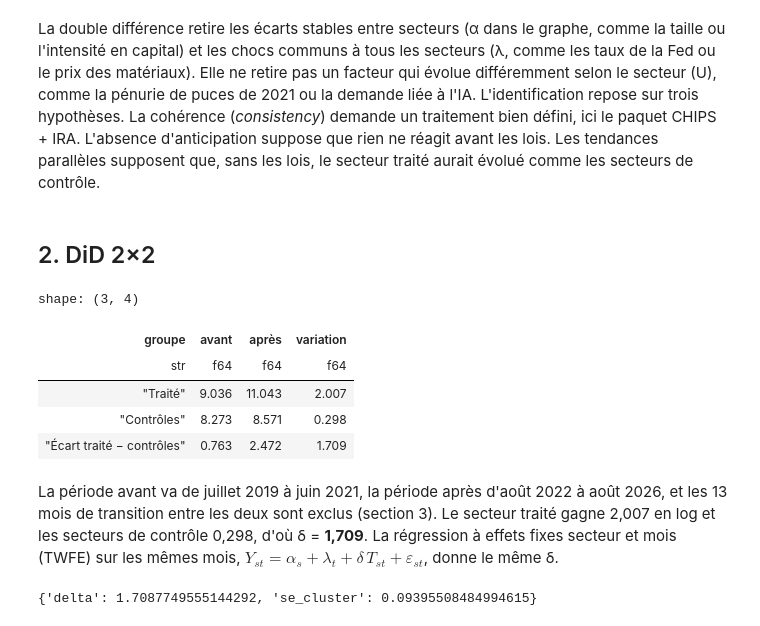
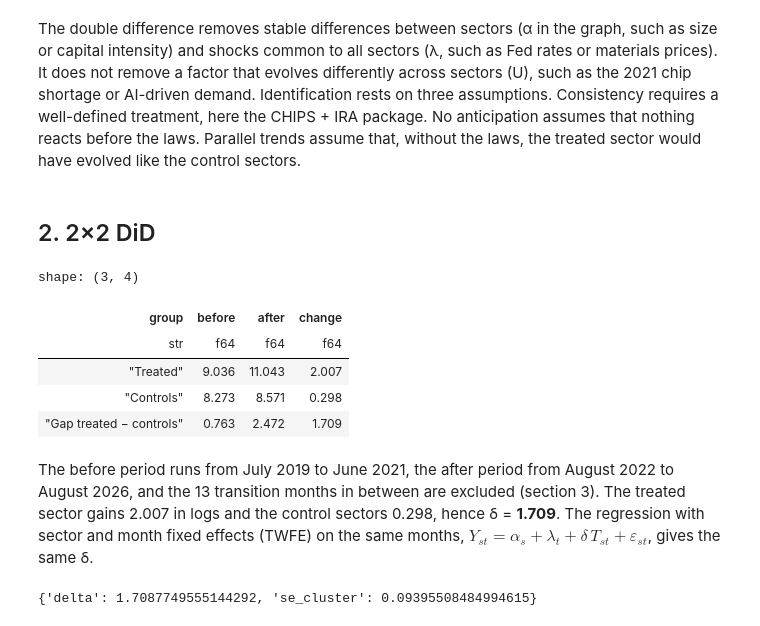
Before and after one commit to DeJongnick/causal_inference_project_ln, a Jupyter notebook: ntb/did.ipynb, the cells around one changed output. Saved outputs shown, nothing was run; the diff lists cells and outputs as text; code cells hidden in the pictures.

```diff
--- a/ntb/did.ipynb
+++ b/ntb/did.ipynb
@@ -23,21 +23,21 @@ MFG = PANEL.filter(pl.col('sector').str.starts_with('mfg_'))
 # %% [markdown]
-La double différence retire les écarts stables entre secteurs (α dans le graphe, comme la taille ou l'intensité en capital) et les chocs communs à tous les secteurs (λ, comme les taux de la Fed ou le prix des matériaux).
-Elle ne retire pas un facteur qui évolue différemment selon le secteur (U), comme la pénurie de puces de 2021 ou la demande liée à l'IA.
-L'identification repose sur trois hypothèses. La cohérence (*consistency*) demande un traitement bien défini, ici le paquet CHIPS + IRA. L'absence d'anticipation suppose que rien ne réagit avant les lois. Les tendances parallèles supposent que, sans les lois, le secteur traité aurait évolué comme les secteurs de contrôle.
+The double difference removes stable differences between sectors (α in the graph, such as size or capital intensity) and shocks common to all sectors (λ, such as Fed rates or materials prices).
+It does not remove a factor that evolves differently across sectors (U), such as the 2021 chip shortage or AI-driven demand.
+Identification rests on three assumptions. Consistency requires a well-defined treatment, here the CHIPS + IRA package. No anticipation assumes that nothing reacts before the laws. Parallel trends assume that, without the laws, the treated sector would have evolved like the control sectors.
 # %% [markdown]
-## 2. DiD 2×2
+## 2. 2×2 DiD
 # %%
-did.cell_means(MFG).with_columns(pl.exclude('groupe').round(3))
+did.cell_means(MFG).with_columns(pl.exclude('group').round(3))
 # %% [output]
 shape: (3, 4)
-| groupe | avant | après | variation |
+| group | before | after | change |
 | str | f64 | f64 | f64 |
-| "Traité" | 9.036 | 11.043 | 2.007 |
-| "Contrôles" | 8.273 | 8.571 | 0.298 |
-| "Écart traité − contrôles" | 0.763 | 2.472 | 1.709 |
+| "Treated" | 9.036 | 11.043 | 2.007 |
+| "Controls" | 8.273 | 8.571 | 0.298 |
+| "Gap treated − controls" | 0.763 | 2.472 | 1.709 |
 # %% [markdown]
-La période avant va de juillet 2019 à juin 2021, la période après d'août 2022 à août 2026, et les 13 mois de transition entre les deux sont exclus (section 3). Le secteur traité gagne 2,007 en log et les secteurs de contrôle 0,298, d'où δ = **1,709**.
-La régression à effets fixes secteur et mois (TWFE) sur les mêmes mois, $Y_{st} = \alpha_s + \lambda_t + \delta\, T_{st} + \varepsilon_{st}$, donne le même δ.
+The before period runs from July 2019 to June 2021, the after period from August 2022 to August 2026, and the 13 transition months in between are excluded (section 3). The treated sector gains 2.007 in logs and the control sectors 0.298, hence δ = **1.709**.
+The regression with sector and month fixed effects (TWFE) on the same months, $Y_{st} = \alpha_s + \lambda_t + \delta\, T_{st} + \varepsilon_{st}$, gives the same δ.
 # %%
 did.twfe(MFG)
 # %% [output]
```
Also changed, not shown: parts of 21 cells of this notebook, 12 other files.
